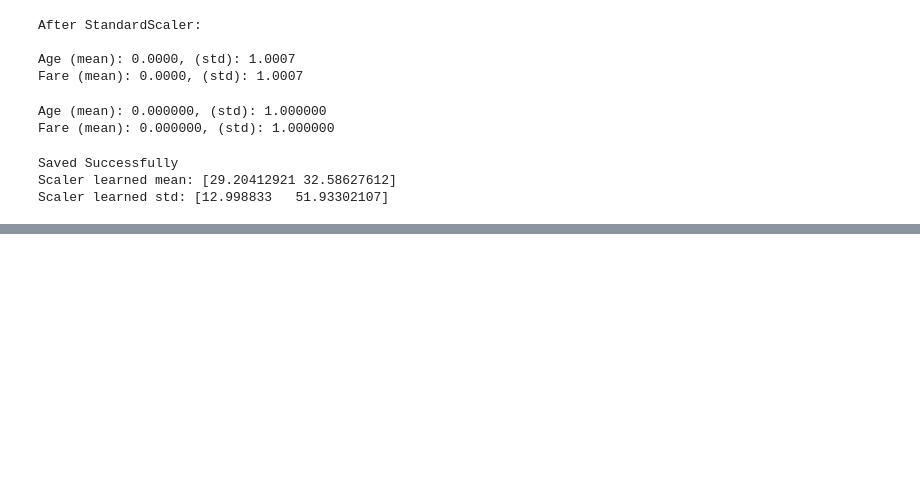
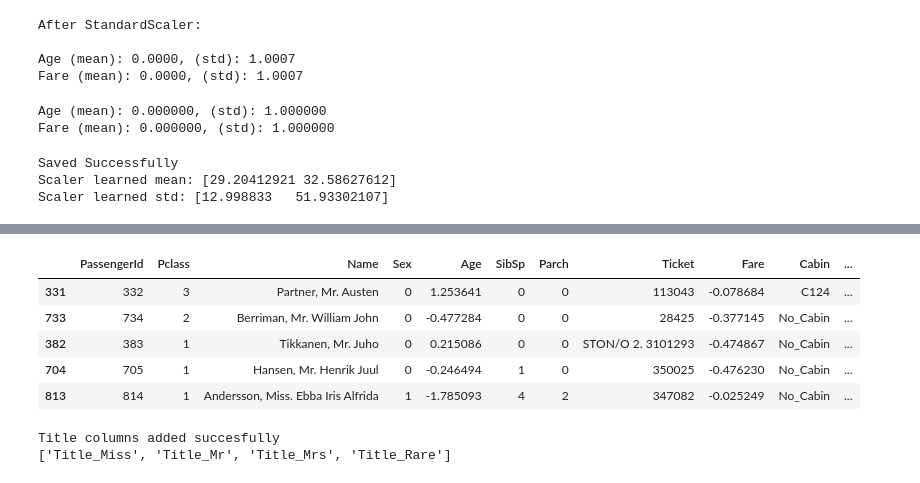
Before and after one commit to proshanta-pal/Core-Machine-Learning-, a Jupyter notebook: EDA/notebooks/03_feature_engineering.ipynb, the cells around one changed output, grey strips where cells are left out. Drawn from its saved outputs; the diff is of its cells as text; code cells hidden in the pictures; blank space fills up the shorter version.

```diff
--- a/EDA/notebooks/03_feature_engineering.ipynb
+++ b/EDA/notebooks/03_feature_engineering.ipynb
@@ -306,0 +345,12 @@ X_test.head()
+# %%
+# Group Rare Titles which add noise, not signal
+# Define which titles are common enough to keep, any Title with < 10 occurrences are 'Rare'
+title_counts = X_train['Title'].value_counts()
+common_titles = title_counts[title_counts >= 10].index.tolist()
+
+# Replace Rare Titles with 'Rare' in both sets
+X_train['Title'] = X_train['Title'].apply(lambda x : x if x in common_titles else 'Rare')
+X_test['Title'] = X_test['Title'].apply(lambda x: x if x in common_titles else 'Rare')
+
+print("Titles after grouping:")
+print(X_train['Title'].value_counts())
@@ -306,0 +366,31 @@ X_test.head()
+# %%
+X_train.head()
+# %% [output]
+|  | PassengerId | Pclass | Name | Sex | Age | SibSp | Parch | Ticket | Fare | Cabin | ... |
+| 331 | 332 | 3 | Partner, Mr. Austen | 0 | 1.253641 | 0 | 0 | 113043 | -0.078684 | C124 | ... |
+| 733 | 734 | 2 | Berriman, Mr. William John | 0 | -0.477284 | 0 | 0 | 28425 | -0.377145 | No_Cabin | ... |
+| 382 | 383 | 1 | Tikkanen, Mr. Juho | 0 | 0.215086 | 0 | 0 | STON/O 2. 3101293 | -0.474867 | No_Cabin | ... |
+| 704 | 705 | 1 | Hansen, Mr. Henrik Juul | 0 | -0.246494 | 1 | 0 | 350025 | -0.476230 | No_Cabin | ... |
+| 813 | 814 | 1 | Andersson, Miss. Ebba Iris Alfrida | 1 | -1.785093 | 4 | 2 | 347082 | -0.025249 | No_Cabin | ... |
+# %%
+# Encode Title using Ordinal Encoding
+# Title carries social rank information - that's why it is ordinal
+title_dummies_train = pd.get_dummies(X_train['Title'], prefix='Title', drop_first=True)
+title_dummies_test = pd.get_dummies(X_test['Title'], prefix='Title', drop_first=True)
+
+# Align test columns to match train columns exactly
+title_dummies_test = title_dummies_test.reindex(columns=title_dummies_train.columns, fill_value=0)
+
+# Join the new columns to our dataset
+X_train = pd.concat([X_train, title_dummies_train], axis=1)
+X_test = pd.concat([X_test, title_dummies_test], axis=1)
+
+# Drop original Name and Title columns
+X_train = X_train.drop(columns=['Name', 'Title'])
+X_test = X_test.drop(columns=['Name', 'Title'])
+
+print('Title columns added succesfully')
+print([x for x in X_train.columns if 'Title' in x])
+# %% [output]
+Title columns added succesfully
+['Title_Miss', 'Title_Mr', 'Title_Mrs', 'Title_Rare']
```
Also changed, not shown: parts of 16 cells of this notebook, 1 other file.
